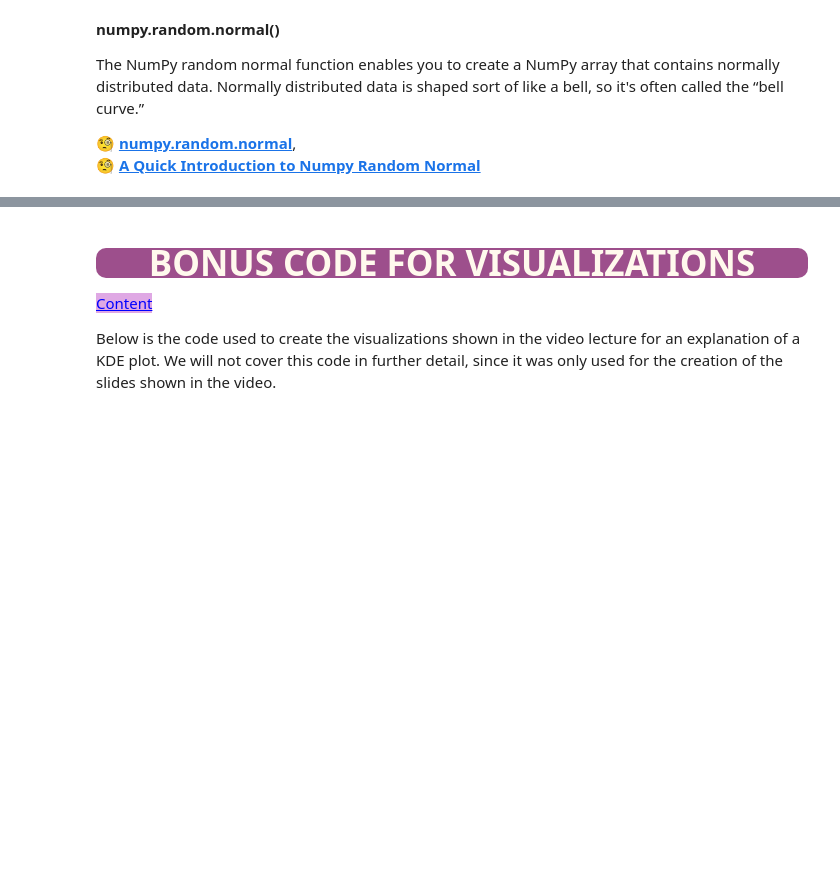
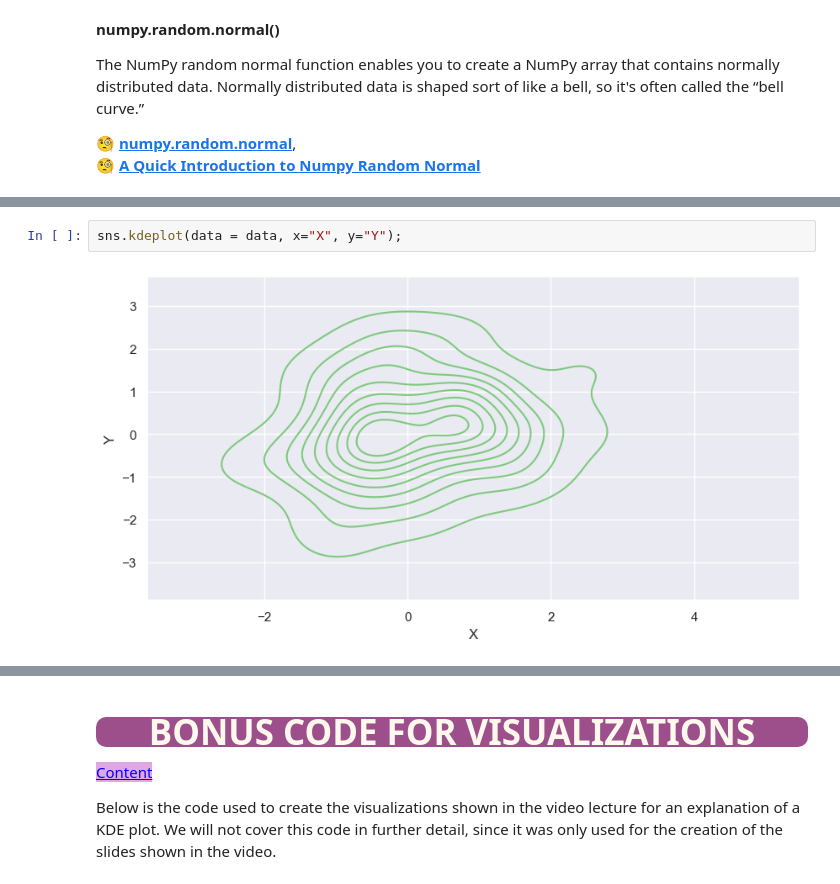
Before and after one commit to SabahattinCag/DataVisualization, a Jupyter notebook: Lecture_Notes/DVwPy_S03_Seaborn_Part01.ipynb, the cells around one changed output, grey strips where cells are left out. Drawn from its saved outputs; the diff is of its cells as text; blank space fills up the shorter version.

```diff
--- a/Lecture_Notes/DVwPy_S03_Seaborn_Part01.ipynb
+++ b/Lecture_Notes/DVwPy_S03_Seaborn_Part01.ipynb
@@ -1491,0 +1517,4 @@ The NumPy random normal function enables you to create a NumPy array that contai
+# %%
+sns.kdeplot(data = data, x="X", y="Y");
+# %% [output]
+[figure, added]
```
Also changed, not shown: parts of 11 cells of this notebook, 1 other file.
